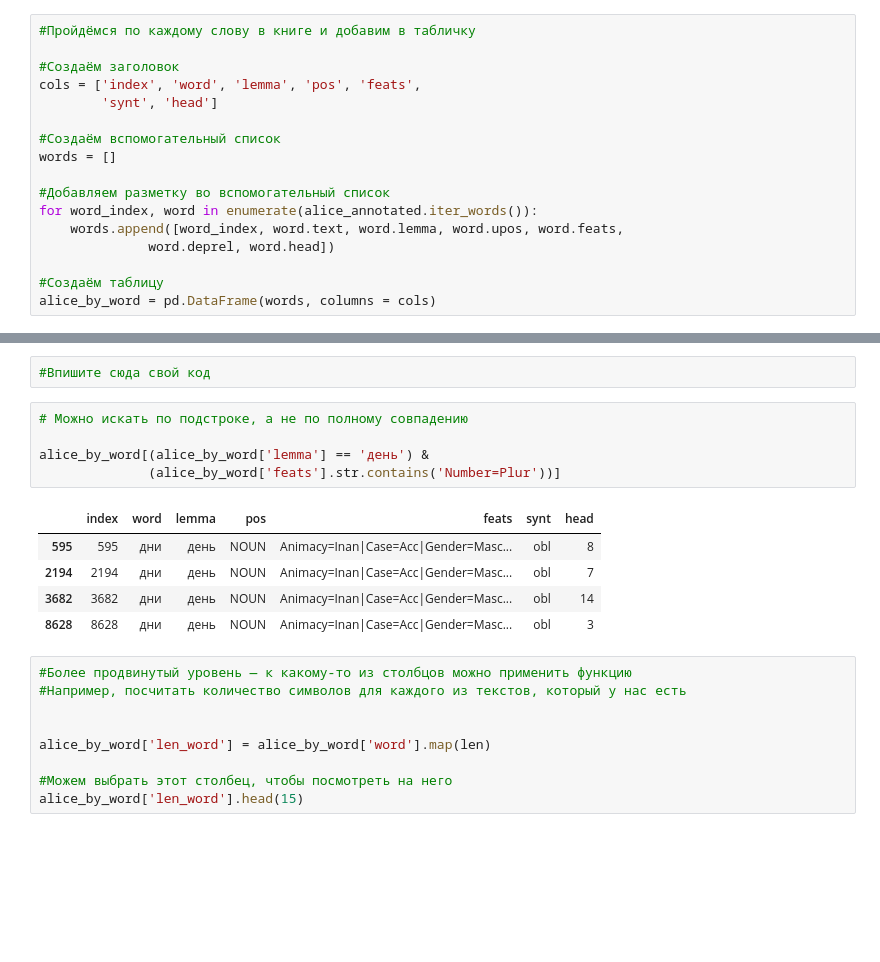
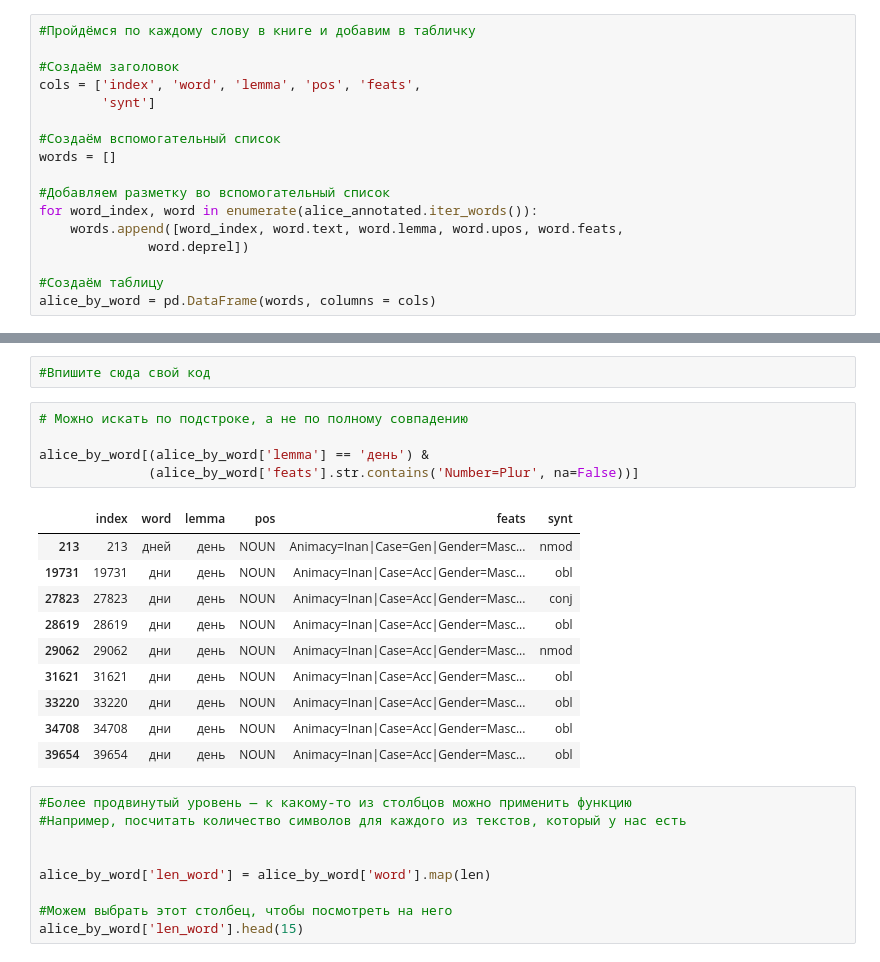
Before and after one commit to alekseyst/text_analysis_2025, a Jupyter notebook: Practical_4/Practical_4_CreatingCorpus.ipynb, the cells around one changed output, grey strips where cells are left out. Cells and saved outputs as stored; diff of their text form; blank space fills up the shorter version.

```diff
--- a/Practical_4/Practical_4_CreatingCorpus.ipynb
+++ b/Practical_4/Practical_4_CreatingCorpus.ipynb
@@ -84,7 +84,7 @@ alice_annotated = nlp(aliсe_text)
 
 #Создаём заголовок
 cols = ['index', 'word', 'lemma', 'pos', 'feats',
-        'synt', 'head']
+        'synt']
 
 #Создаём вспомогательный список
 words = []
@@ -92,7 +92,7 @@ words = []
 #Добавляем разметку во вспомогательный список
 for word_index, word in enumerate(alice_annotated.iter_words()):
     words.append([word_index, word.text, word.lemma, word.upos, word.feats,
-              word.deprel, word.head])
+              word.deprel])
 
 #Создаём таблицу
 aliсe_by_word = pd.DataFrame(words, columns = cols)
@@ -230,14 +230,19 @@ dtype: int64
 # %%
 # Можно искать по подстроке, а не по полному совпадению
 
 aliсe_by_word[(aliсe_by_word['lemma'] == 'день') &
-              (aliсe_by_word['feats'].str.contains('Number=Plur'))]
+              (aliсe_by_word['feats'].str.contains('Number=Plur', na=False))]
 # %% [output]
-|  | index | word | lemma | pos | feats | synt | head |
-| 595 | 595 | дни | день | NOUN | Animacy=Inan|Case=Acc|Gender=Masc... | obl | 8 |
-| 2194 | 2194 | дни | день | NOUN | Animacy=Inan|Case=Acc|Gender=Masc... | obl | 7 |
-| 3682 | 3682 | дни | день | NOUN | Animacy=Inan|Case=Acc|Gender=Masc... | obl | 14 |
-| 8628 | 8628 | дни | день | NOUN | Animacy=Inan|Case=Acc|Gender=Masc... | obl | 3 |
+|  | index | word | lemma | pos | feats | synt |
+| 213 | 213 | дней | день | NOUN | Animacy=Inan|Case=Gen|Gender=Masc... | nmod |
+| 19731 | 19731 | дни | день | NOUN | Animacy=Inan|Case=Acc|Gender=Masc... | obl |
+| 27823 | 27823 | дни | день | NOUN | Animacy=Inan|Case=Acc|Gender=Masc... | conj |
+| 28619 | 28619 | дни | день | NOUN | Animacy=Inan|Case=Acc|Gender=Masc... | obl |
+| 29062 | 29062 | дни | день | NOUN | Animacy=Inan|Case=Acc|Gender=Masc... | nmod |
+| 31621 | 31621 | дни | день | NOUN | Animacy=Inan|Case=Acc|Gender=Masc... | obl |
+| 33220 | 33220 | дни | день | NOUN | Animacy=Inan|Case=Acc|Gender=Masc... | obl |
+| 34708 | 34708 | дни | день | NOUN | Animacy=Inan|Case=Acc|Gender=Masc... | obl |
+| 39654 | 39654 | дни | день | NOUN | Animacy=Inan|Case=Acc|Gender=Masc... | obl |
 # %%
 #Более продвинутый уровень — к какому-то из столбцов можно применить функцию
 #Например, посчитать количество символов для каждого из текстов, который у нас есть
```
Also changed, not shown: parts of 1 cell of this notebook, 4 other files.
